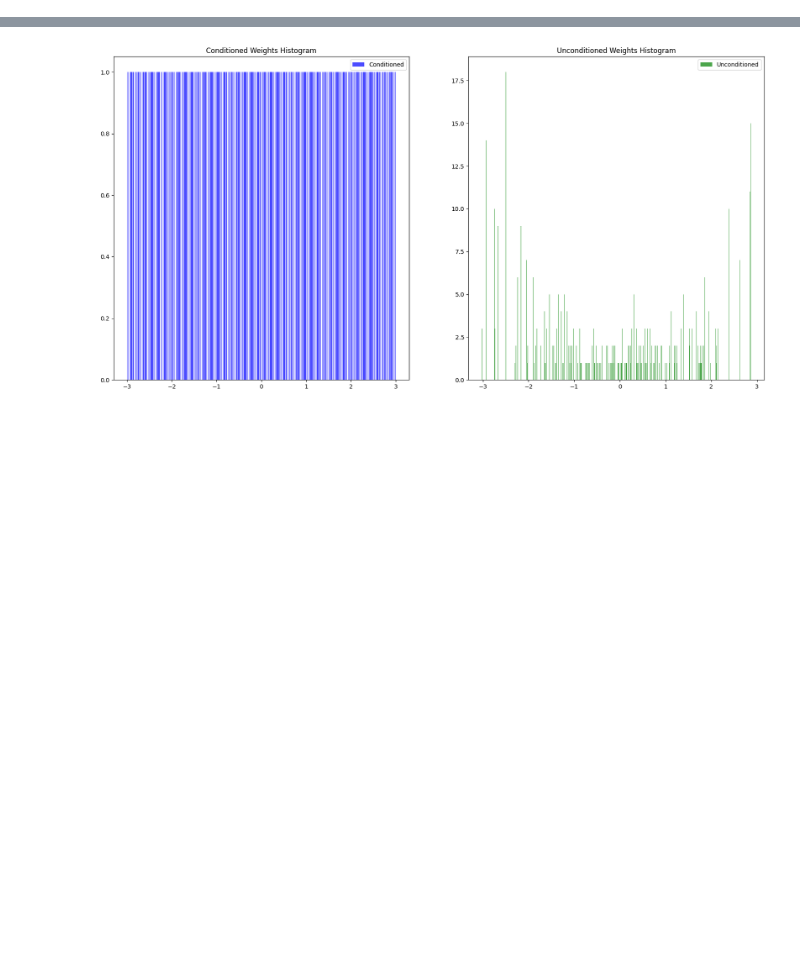
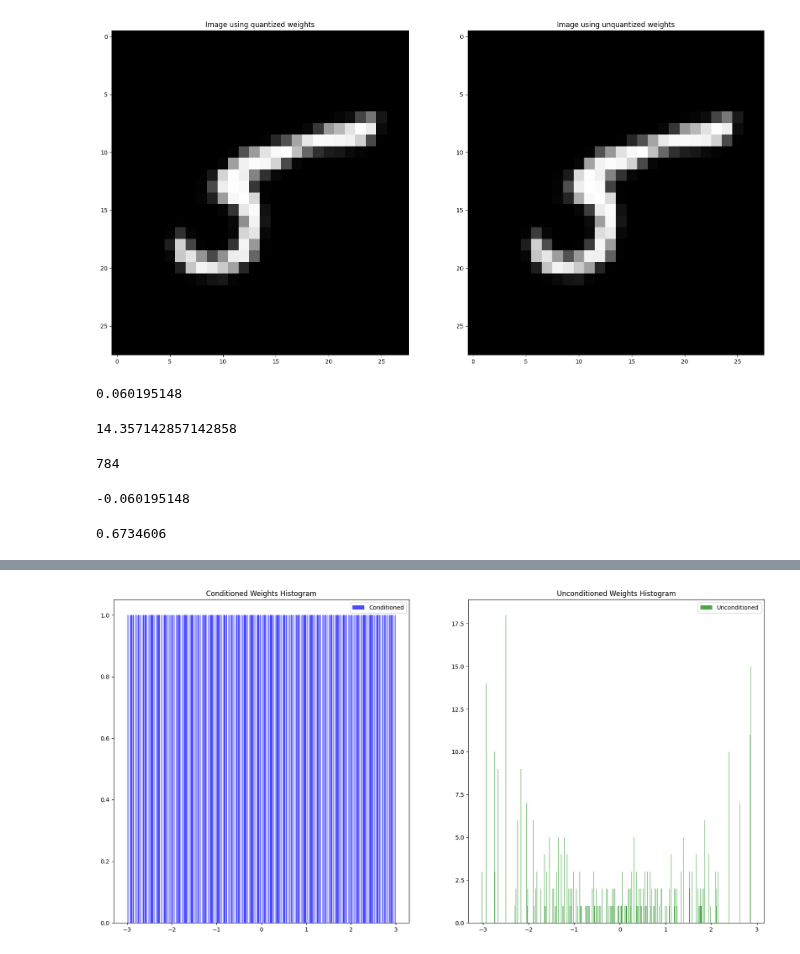
Before and after one commit to nef-gpt/adl4cv, a Jupyter notebook: visualize_model.ipynb, the cells around one changed output, grey strips where cells are left out. Saved outputs shown, nothing was run; the diff lists cells and outputs as text; code cells hidden in the pictures; blank space fills up the shorter version.

```diff
--- a/visualize_model.ipynb
+++ b/visualize_model.ipynb
@@ -171 +205,47 @@ plt.show()
+# %%
+from animation.util import reconstruct_image
+
+quantized_dataset_conditioned = MnistNeFDataset(data_root_ours, fixed_label = 5, type="pretrained", transform=QuantizeTransform(vq))
+no_quantized_dataset_conditioned = MnistNeFDataset(data_root_ours, fixed_label = 5, type="pretrained", transform=ModelTransform())
+
+idx = 4
+model_quantized_conditioned = quantized_dataset_conditioned[idx][0]
+model_unquantized_conditioned = no_quantized_dataset_conditioned[idx][0]
+
+# Plotting the tensors as heatmaps in grayscale
+fig, axes = plt.subplots(1, 2, figsize=(20, 10))
+image_quantized_conditioned = reconstruct_image(model_quantized_conditioned)
+image_unquantized_conditioned = reconstruct_image(model_unquantized_conditioned)
+
+axes[0].imshow(image_quantized_conditioned, cmap='gray', aspect='auto')
+axes[1].imshow(image_unquantized_conditioned, cmap='gray', aspect='auto')
+
+axes[0].set_title('Image using quantized weights')
+axes[1].set_title('Image using unquantized weights')
+
+
+
+plt.show()
+# %% [output]
+[figure, added]
+# %%
+(np.abs((image_quantized_conditioned- image_unquantized_conditioned))).max()
+# %% [output]
+0.060195148
+# %%
+402/28
+# %% [output]
+14.357142857142858
+# %%
+28*28
+# %% [output]
+784
+# %%
+image_quantized_conditioned[14][10]-image_unquantized_conditioned[14][10]
+# %% [output]
+-0.060195148
+# %%
+image_unquantized_conditioned[14][10]
+# %% [output]
+0.6734606
 # %%
```
Also changed, not shown: parts of 8 cells of this notebook, 6 other files.
